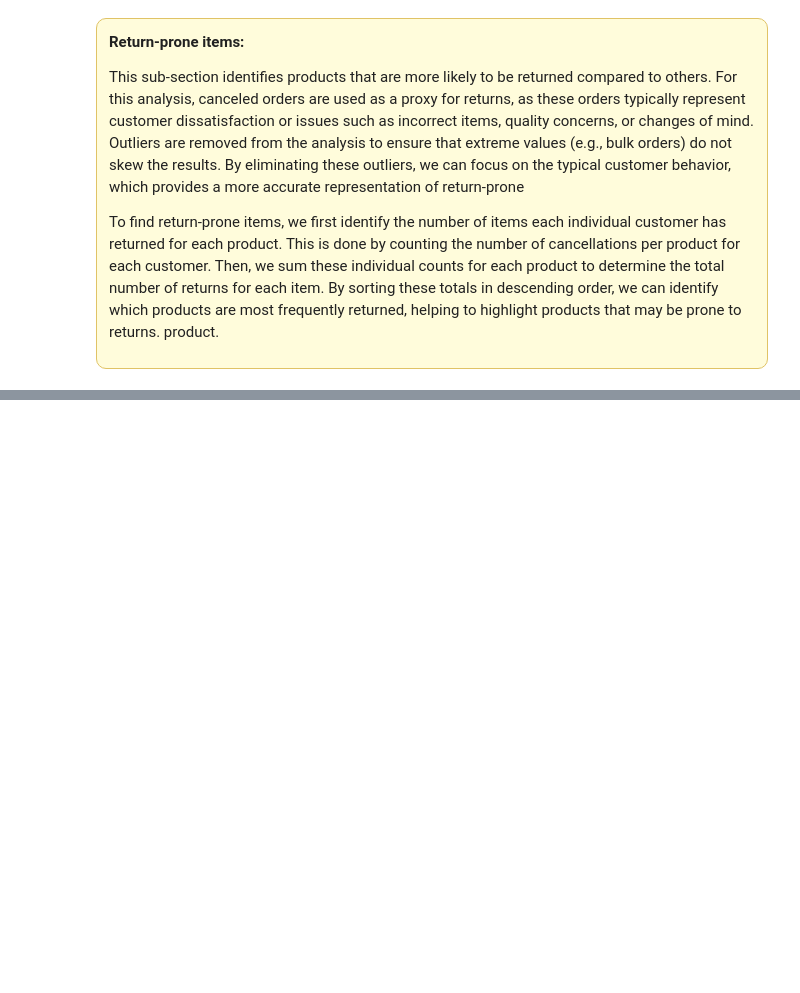
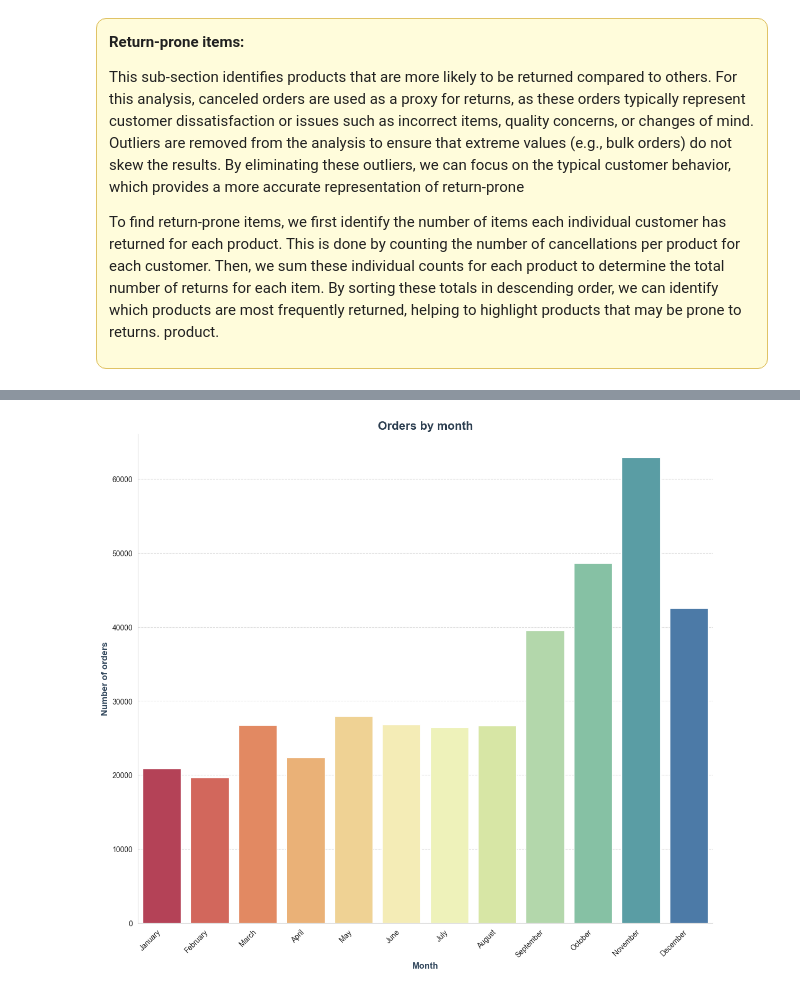
Before and after one commit to AzizbekAvazov/eda-uci-retail-dataset, a Jupyter notebook: notebooks/01_data_exploration.ipynb, the cells around one changed output, grey strips where cells are left out. Cells and saved outputs as stored; diff of their text form; code cells hidden in the pictures; blank space fills up the shorter version.

```diff
--- a/notebooks/01_data_exploration.ipynb
+++ b/notebooks/01_data_exploration.ipynb
@@ -1624,0 +1672,46 @@ plt.show()
+# %%
+# For this analysis of orders we will use complete_orders dataframe because it does not contain cancelled orders
+complete_orders.loc[:, 'InvoiceMonthName'] = complete_orders['InvoiceDate'].dt.month_name()
+orders_by_month = complete_orders.groupby('InvoiceMonthName').size()
+
+# Sort the result by month (Jan to Dec)
+month_order = ['January', 'February', 'March', 'April', 'May', 'June', 'July', 'August', 'September', 'October', 'November', 'December']
+orders_by_month = orders_by_month[month_order]
+
+# Lets plot the result
+# Set Seaborn style for a professional look
+sns.set_style("whitegrid")
+
+# Create the figure and axes (2 rows, 1 column)
+fig, axes = plt.subplots(1, 1, figsize=(14, 12), dpi=100)
+
+# Custom color palettes for a sleek look
+color_palette_orders = sns.color_palette("Spectral", len(orders_by_month))
+
+# --- Top Countries by Number of Orders ---
+sns.barplot(
+    ax=axes,
+    x=orders_by_month.index,
+    y=orders_by_month.values,
+    hue=orders_by_month.index,   # assign x as hue to remove the warning
+    palette=color_palette_orders,
+    dodge=False,                 # plot one bar per category
+    legend=False
+)
+axes.set_title('Orders by month', fontsize=16, fontweight='bold', color='#2C3E50')
+axes.set_xlabel('Month', fontsize=12, fontweight='bold', color='#34495E')
+axes.set_ylabel('Number of orders', fontsize=12, fontweight='bold', color='#34495E')
+
+# Rotate x-axis labels to make them readable, align properly, and adjust font size
+plt.xticks(rotation=45, ha='right', fontsize=10)  # Rotate and align to the right
+
+axes.tick_params(axis='x', rotation=45, labelsize=10)
+axes.grid(axis='y', linestyle='--', alpha=0.6)
+axes.spines['top'].set_visible(False)
+axes.spines['right'].set_visible(False)
+axes.spines['left'].set_alpha(0.7)
+axes.spines['bottom'].set_alpha(0.7)
+
+plt.show()
+# %% [output]
+[figure, added]
```
Also changed, not shown: parts of 19 cells of this notebook, 1 other file.
